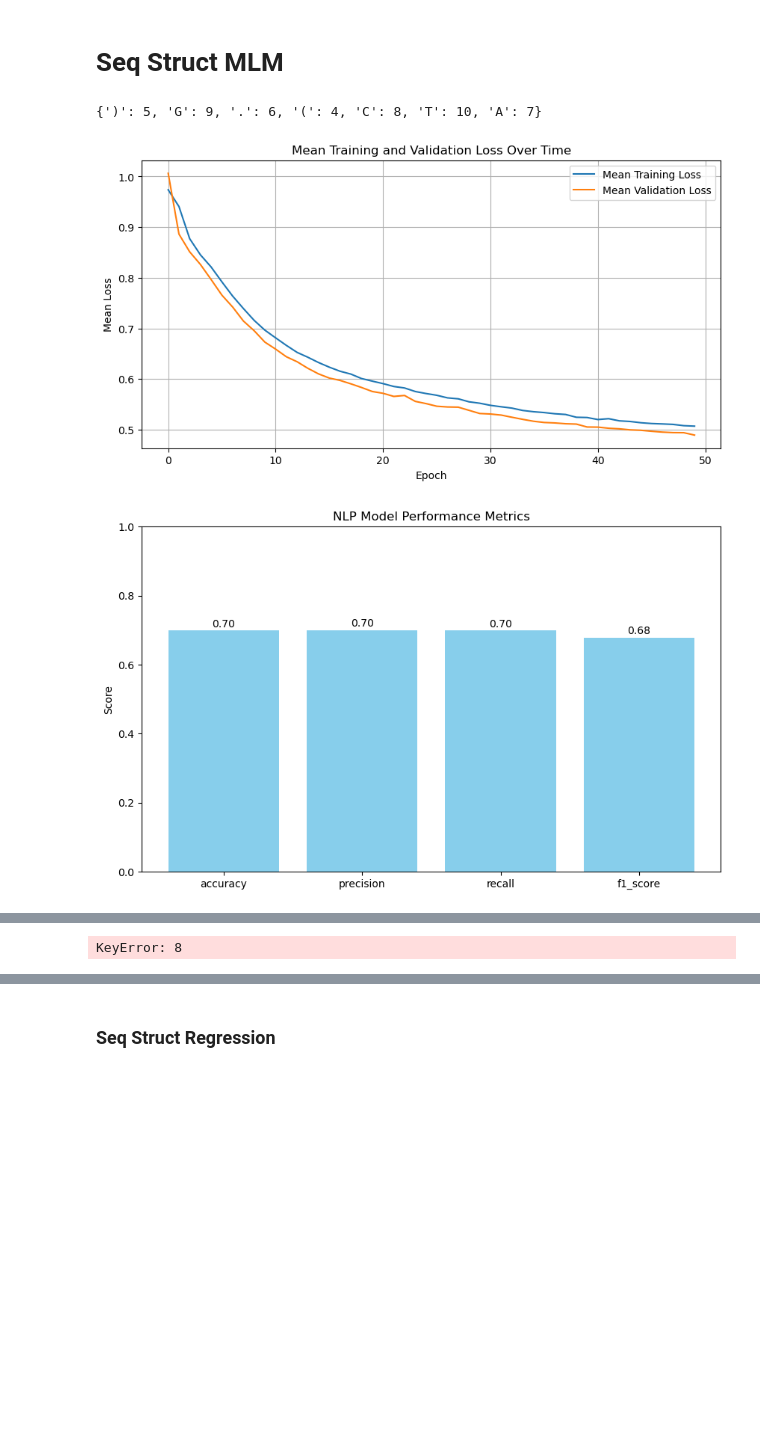
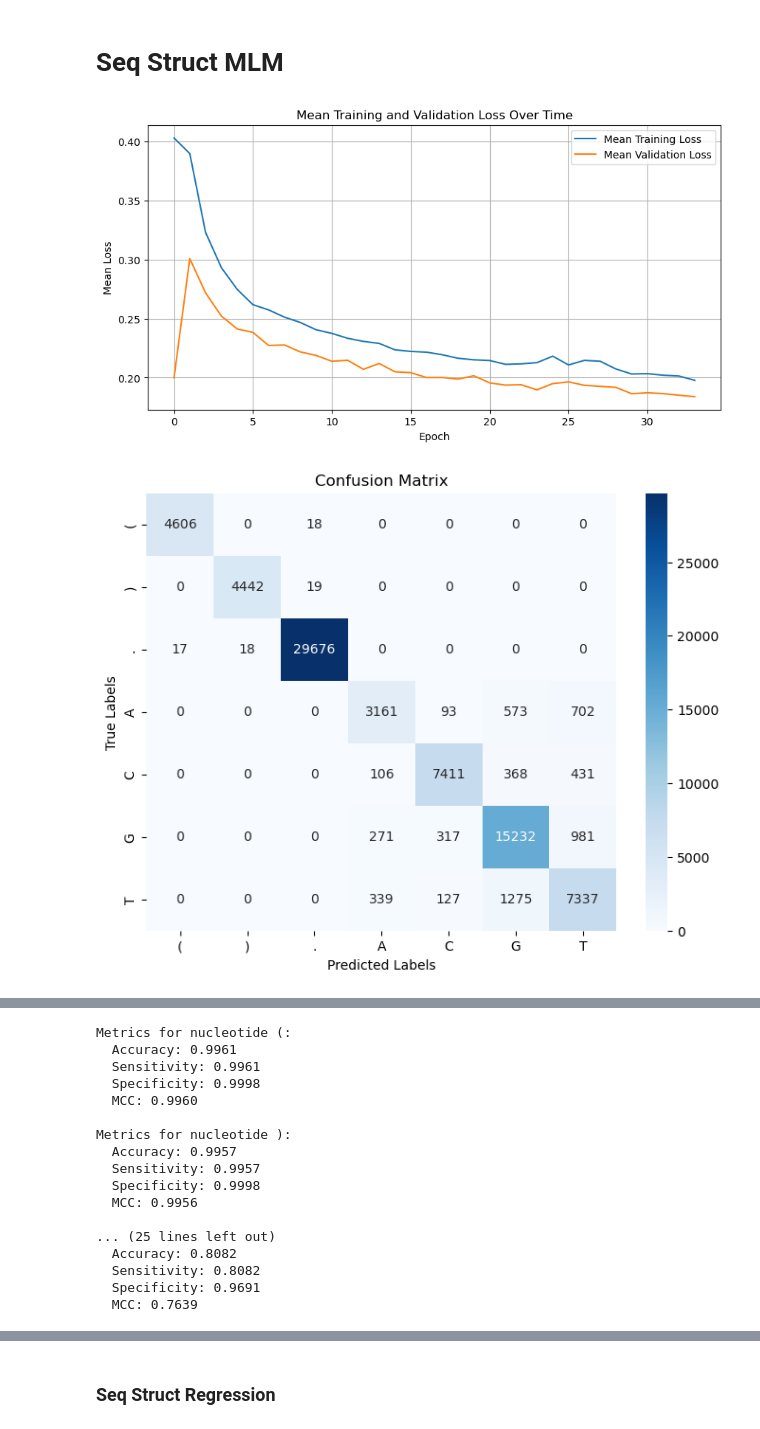
Before and after one commit to mlsample/aptamer_transformer, a Jupyter notebook: notebooks/metric_analysis.ipynb, the cells around one changed output, grey strips where cells are left out. Drawn from its saved outputs; the diff is of its cells as text; code cells hidden in the pictures; blank space fills up the shorter version.

```diff
--- a/notebooks/metric_analysis.ipynb
+++ b/notebooks/metric_analysis.ipynb
@@ -37,33 +54,26 @@ y_pred_flat_tgt = []
 
 for y_pred in y_pred_list:
 
-    y_pred_flat_src.extend(y_pred[0].cpu())
-    y_pred_flat_tgt.extend(y_pred[2].cpu())
+    y_pred_flat_src.extend(y_pred[0].cpu().numpy())
+    y_pred_flat_tgt.extend(y_pred[2].cpu().numpy())
+
 
 y_preds = np.array(y_pred_flat_src)
 target = np.array(y_pred_flat_tgt)
 y_true = np.array(y_true_flat)
 
 # y_true_tokenized = np.array(tokenizer(list(map(lambda x: ' '.join(x), y_true)), padding=True).input_ids)
-y_preds_tokenized = np.array(np.argmax(y_preds,axis=2))
+y_preds_tokenized = np.array(np.argmax(y_preds, axis=2))
 
 processed_preds, processed_true = process_data(y_preds, target)
 masked_logits = extract_masked_logits(y_preds, target)
+masked_logits = masked_logits[:, 5:]
-# %%
-nucleotide = {k:v for k,v in tokenizer.vocab.items() if ('N' not in k) and ('[' not in k)}
-classes = np.unique(list(nucleotide.keys()))
-classes = tokenizer(" ".join(classes)).input_ids[1:]
-
-nucleotide
-# %% [output]
-{')': 5, 'G': 9, '.': 6, '(': 4, 'C': 8, 'T': 10, 'A': 7}
 # %%
 plot_mean_loss(cfg)
 
-plot_metrics(processed_true, processed_preds)
 plot_confusion_matrix(processed_true, processed_preds)
-plot_roc_auc_from_logits(masked_logits, processed_true)
+plot_roc_auc_from_logits(masked_logits, processed_true, tokenizer)
 per_token_metrics(processed_true, processed_preds, tokenizer)
 # %% [output]
-[figure, old version]
+[figure, new version]
-[figure, old version]
+[figure, new version]
@@ -71 +82,17 @@ per_token_metrics(processed_true, processed_preds, tokenizer)
-KeyError: 8
+Metrics for nucleotide (:
+  Accuracy: 0.9961
+  Sensitivity: 0.9961
+  Specificity: 0.9998
+  MCC: 0.9960
+
+Metrics for nucleotide ):
+  Accuracy: 0.9957
+  Sensitivity: 0.9957
+  Specificity: 0.9998
+  MCC: 0.9956
+
+... (25 lines left out)
+  Accuracy: 0.8082
+  Sensitivity: 0.8082
+  Specificity: 0.9691
+  MCC: 0.7639
```
Also changed, not shown: parts of 17 cells of this notebook, 17 other files.
